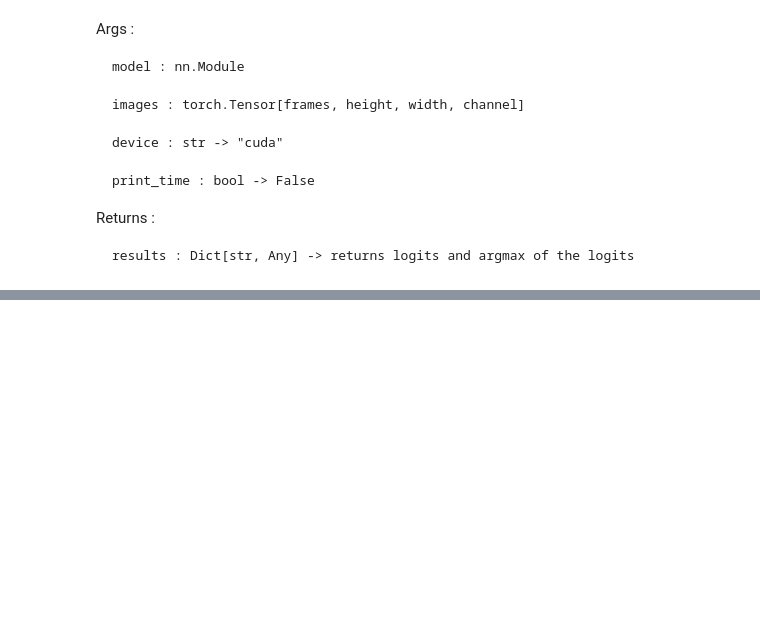
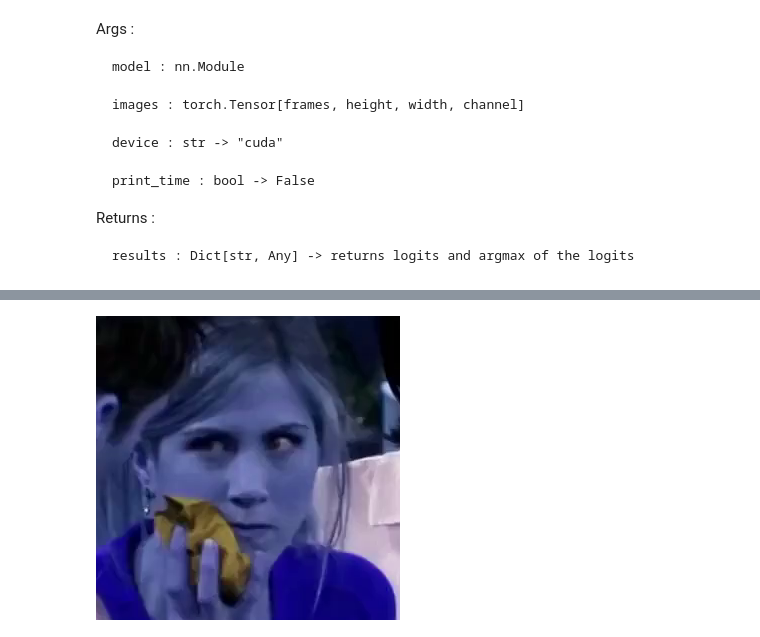
Before and after one commit to phospheneai/pkg-identity-clustering, a Jupyter notebook: identity_cluster/notebook.ipynb, the cells around one changed output, grey strips where cells are left out. Saved outputs shown, nothing was run; the diff lists cells and outputs as text; code cells hidden in the pictures; blank space fills up the shorter version.

```diff
--- a/identity_cluster/notebook.ipynb
+++ b/identity_cluster/notebook.ipynb
@@ -159,0 +311,4 @@ res = infer.get_predictions(model,data,"cuda",False)
+# %%
+data[0][1]
+# %% [output]
+[figure, added]
```
Also changed, not shown: parts of 12 cells of this notebook, 1 other file.
